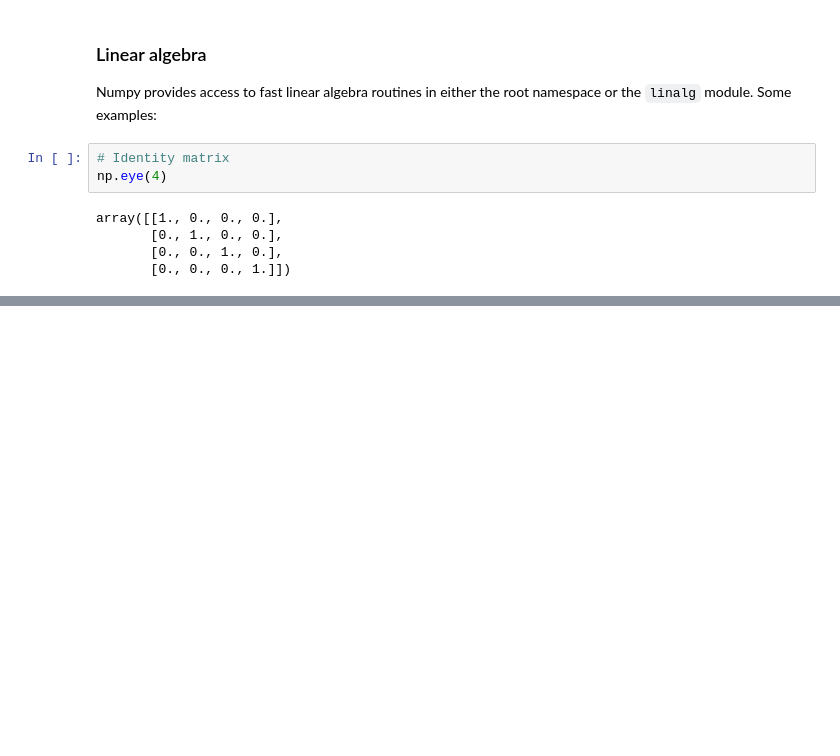
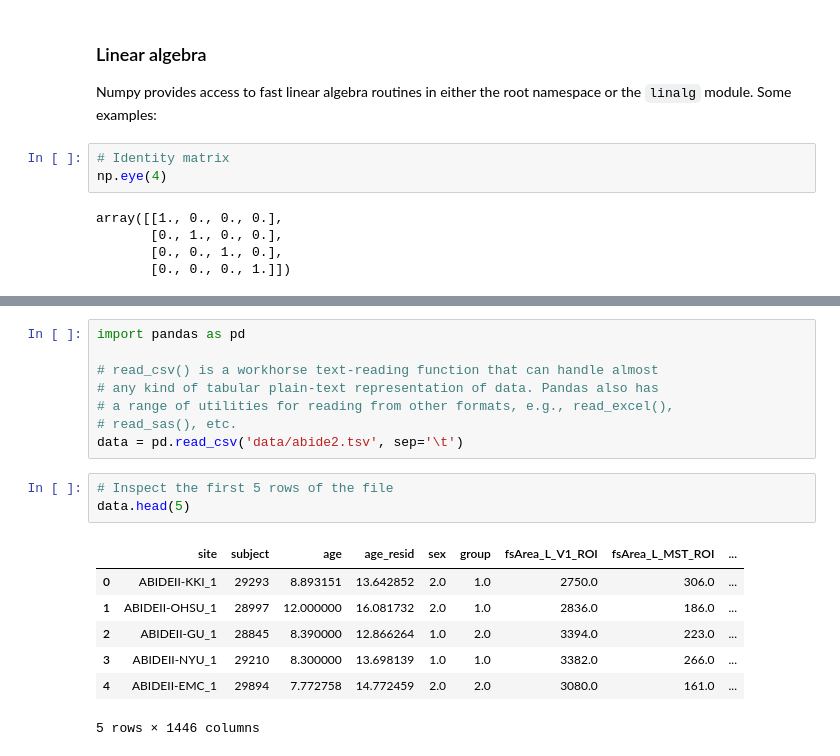
Before and after one commit to neurohackademy/nh2020-curriculum, a Jupyter notebook: tu-numpy-yarkoni/01-numpy-basics.ipynb, the cells around one changed output, grey strips where cells are left out. Drawn from its saved outputs; the diff is of its cells as text; blank space fills up the shorter version.

```diff
--- a/tu-numpy-yarkoni/01-numpy-basics.ipynb
+++ b/tu-numpy-yarkoni/01-numpy-basics.ipynb
@@ -639,0 +650,19 @@ array([[150, 146],
+# %%
+import pandas as pd
+
+# read_csv() is a workhorse text-reading function that can handle almost
+# any kind of tabular plain-text representation of data. Pandas also has
+# a range of utilities for reading from other formats, e.g., read_excel(),
+# read_sas(), etc.
+data = pd.read_csv('data/abide2.tsv', sep='\t')
+# %%
+# Inspect the first 5 rows of the file
+data.head(5)
+# %% [output]
+|  | site | subject | age | age_resid | sex | group | fsArea_L_V1_ROI | fsArea_L_MST_ROI | ... |
+| 0 | ABIDEII-KKI_1 | 29293 | 8.893151 | 13.642852 | 2.0 | 1.0 | 2750.0 | 306.0 | ... |
+| 1 | ABIDEII-OHSU_1 | 28997 | 12.000000 | 16.081732 | 2.0 | 1.0 | 2836.0 | 186.0 | ... |
+| 2 | ABIDEII-GU_1 | 28845 | 8.390000 | 12.866264 | 1.0 | 2.0 | 3394.0 | 223.0 | ... |
+| 3 | ABIDEII-NYU_1 | 29210 | 8.300000 | 13.698139 | 1.0 | 1.0 | 3382.0 | 266.0 | ... |
+| 4 | ABIDEII-EMC_1 | 29894 | 7.772758 | 14.772459 | 2.0 | 2.0 | 3080.0 | 161.0 | ... |
+5 rows × 1446 columns
```
Also changed, not shown: parts of 10 cells of this notebook, 2 other files.
